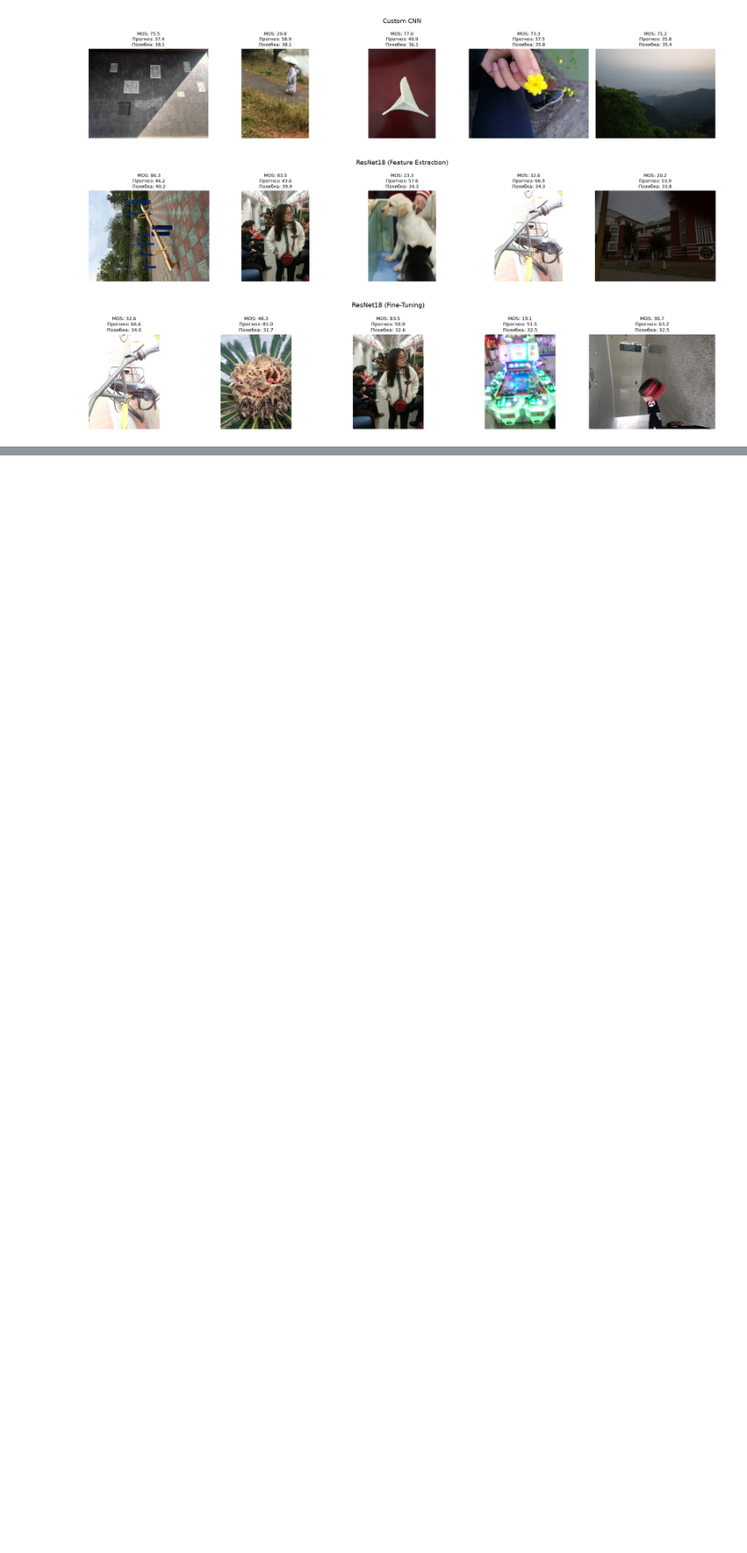
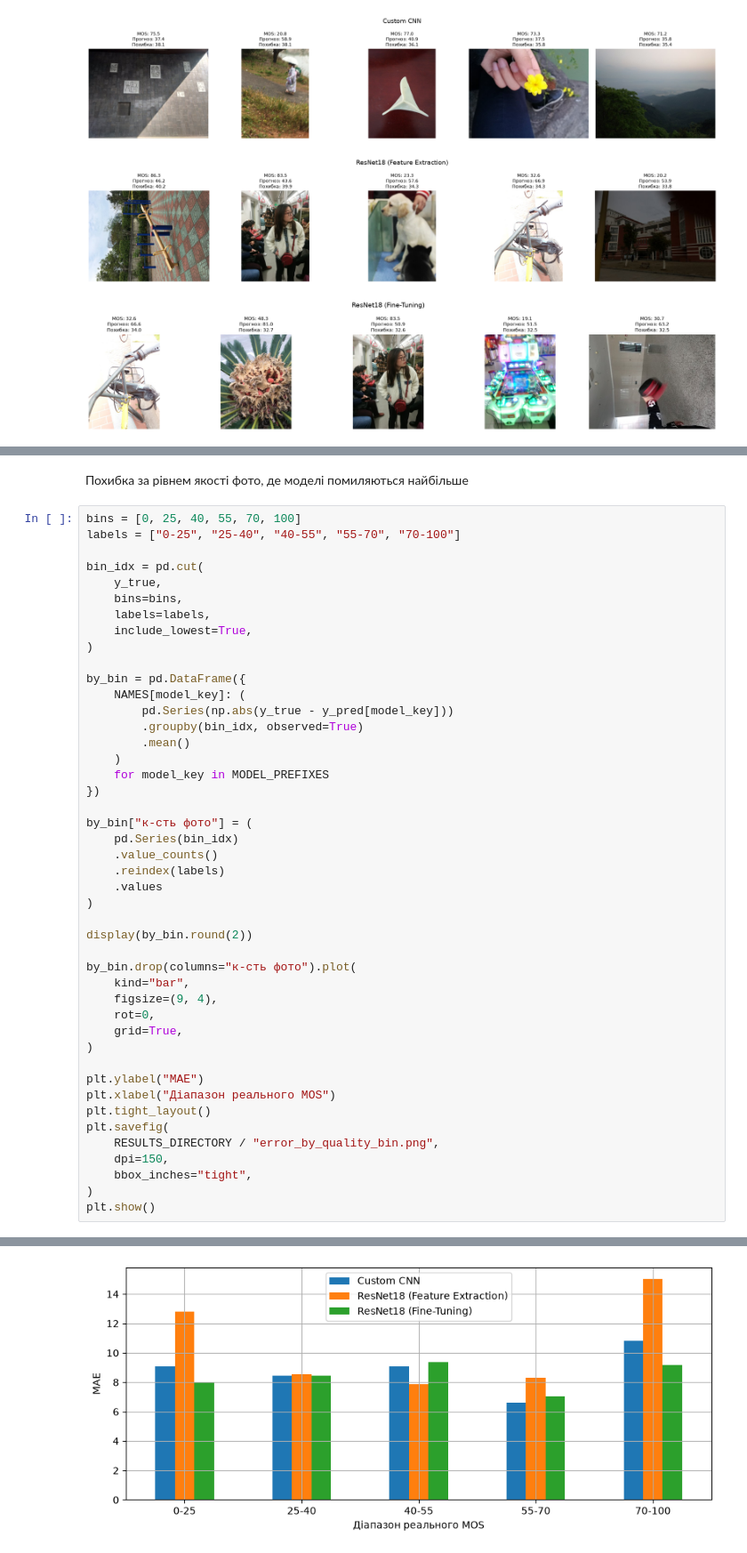
Before and after one commit to nimpo0/PhotoAnalyser, a Jupyter notebook: notebooks/5_model_comparison.ipynb, the cells around one changed output, grey strips where cells are left out. Shown at 89% size. Cells and saved outputs as stored; diff of their text form; blank space fills up the shorter version.

```diff
--- a/notebooks/5_model_comparison.ipynb
+++ b/notebooks/5_model_comparison.ipynb
@@ -197,0 +401,48 @@ for prefix in MODEL_PREFIXES:
+# %% [markdown]
+Похибка за рівнем якості фото, де моделі помиляються найбільше
+# %%
+bins = [0, 25, 40, 55, 70, 100]
+labels = ["0-25", "25-40", "40-55", "55-70", "70-100"]
+
+bin_idx = pd.cut(
+    y_true,
+    bins=bins,
+    labels=labels,
+    include_lowest=True,
+)
+
+by_bin = pd.DataFrame({
+    NAMES[model_key]: (
+        pd.Series(np.abs(y_true - y_pred[model_key]))
+        .groupby(bin_idx, observed=True)
+        .mean()
+    )
+    for model_key in MODEL_PREFIXES
+})
+
+by_bin["к-сть фото"] = (
+    pd.Series(bin_idx)
+    .value_counts()
+    .reindex(labels)
+    .values
+)
+
+display(by_bin.round(2))
+
+by_bin.drop(columns="к-сть фото").plot(
+    kind="bar",
+    figsize=(9, 4),
+    rot=0,
+    grid=True,
+)
+
+plt.ylabel("MAE")
+plt.xlabel("Діапазон реального MOS")
+plt.tight_layout()
+plt.savefig(
+    RESULTS_DIRECTORY / "error_by_quality_bin.png",
+    dpi=150,
+    bbox_inches="tight",
+)
+plt.show()
+# %% [output]
@@ -197,0 +455 @@ for prefix in MODEL_PREFIXES:
+[figure, added]
```
Also changed, not shown: parts of 15 cells of this notebook.
